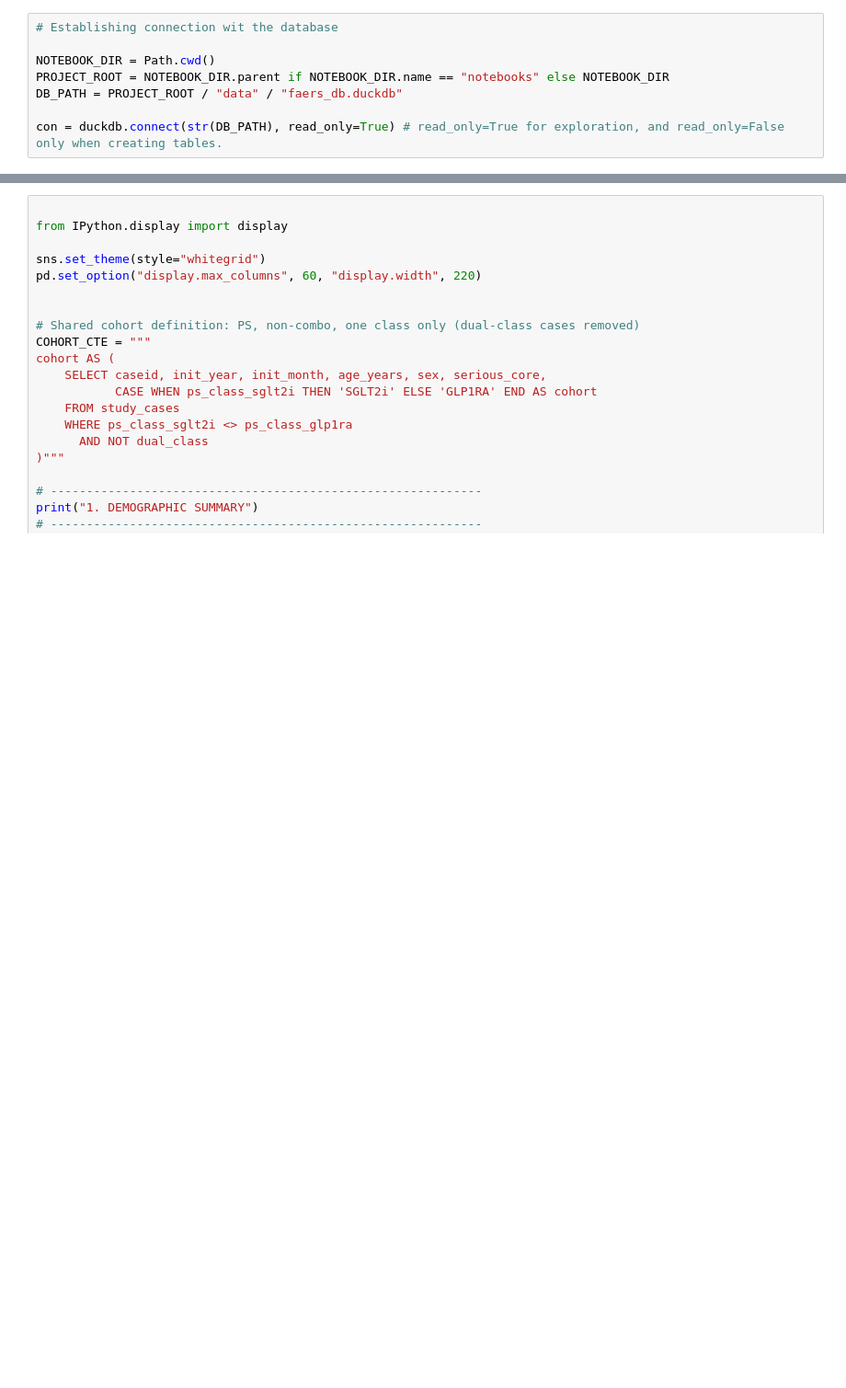
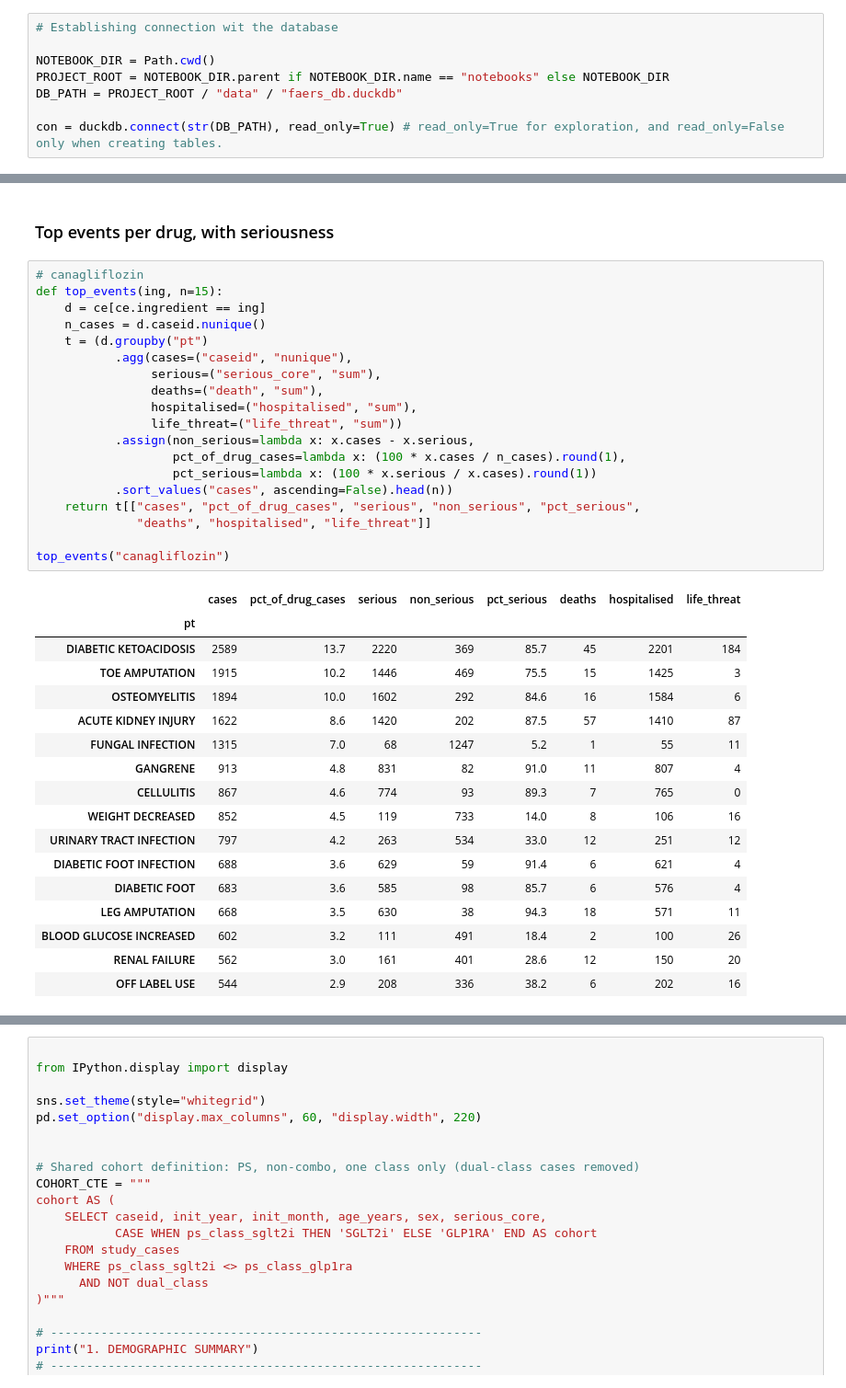
Before and after one commit to ShymaShameer/Signal2Label, a Jupyter notebook: notebooks/03_Exploration.ipynb, the cells around one changed output, grey strips where cells are left out. Shown at 92% size. Drawn from its saved outputs; the diff is of its cells as text; blank space fills up the shorter version.

```diff
--- a/notebooks/03_Exploration.ipynb
+++ b/notebooks/03_Exploration.ipynb
@@ -147,0 +188,39 @@ semaglutide     2247  0.136
+# %% [markdown]
+### Top events per drug, with seriousness
+# %%
+# canagliflozin
+def top_events(ing, n=15):
+    d = ce[ce.ingredient == ing]
+    n_cases = d.caseid.nunique()
+    t = (d.groupby("pt")
+           .agg(cases=("caseid", "nunique"),
+                serious=("serious_core", "sum"),
+                deaths=("death", "sum"),
+                hospitalised=("hospitalised", "sum"),
+                life_threat=("life_threat", "sum"))
+           .assign(non_serious=lambda x: x.cases - x.serious,
+                   pct_of_drug_cases=lambda x: (100 * x.cases / n_cases).round(1),
+                   pct_serious=lambda x: (100 * x.serious / x.cases).round(1))
+           .sort_values("cases", ascending=False).head(n))
+    return t[["cases", "pct_of_drug_cases", "serious", "non_serious", "pct_serious",
+              "deaths", "hospitalised", "life_threat"]]
+
+top_events("canagliflozin")
+# %% [output]
+|  | cases | pct_of_drug_cases | serious | non_serious | pct_serious | deaths | hospitalised | life_threat |
+| pt |  |  |  |  |  |  |  |  |
+| DIABETIC KETOACIDOSIS | 2589 | 13.7 | 2220 | 369 | 85.7 | 45 | 2201 | 184 |
+| TOE AMPUTATION | 1915 | 10.2 | 1446 | 469 | 75.5 | 15 | 1425 | 3 |
+| OSTEOMYELITIS | 1894 | 10.0 | 1602 | 292 | 84.6 | 16 | 1584 | 6 |
+| ACUTE KIDNEY INJURY | 1622 | 8.6 | 1420 | 202 | 87.5 | 57 | 1410 | 87 |
+| FUNGAL INFECTION | 1315 | 7.0 | 68 | 1247 | 5.2 | 1 | 55 | 11 |
+| GANGRENE | 913 | 4.8 | 831 | 82 | 91.0 | 11 | 807 | 4 |
+| CELLULITIS | 867 | 4.6 | 774 | 93 | 89.3 | 7 | 765 | 0 |
+| WEIGHT DECREASED | 852 | 4.5 | 119 | 733 | 14.0 | 8 | 106 | 16 |
+| URINARY TRACT INFECTION | 797 | 4.2 | 263 | 534 | 33.0 | 12 | 251 | 12 |
+| DIABETIC FOOT INFECTION | 688 | 3.6 | 629 | 59 | 91.4 | 6 | 621 | 4 |
+| DIABETIC FOOT | 683 | 3.6 | 585 | 98 | 85.7 | 6 | 576 | 4 |
+| LEG AMPUTATION | 668 | 3.5 | 630 | 38 | 94.3 | 18 | 571 | 11 |
+| BLOOD GLUCOSE INCREASED | 602 | 3.2 | 111 | 491 | 18.4 | 2 | 100 | 26 |
+| RENAL FAILURE | 562 | 3.0 | 161 | 401 | 28.6 | 12 | 150 | 20 |
+| OFF LABEL USE | 544 | 2.9 | 208 | 336 | 38.2 | 6 | 202 | 16 |
```
Also changed, not shown: parts of 27 cells of this notebook, 2 other files.
